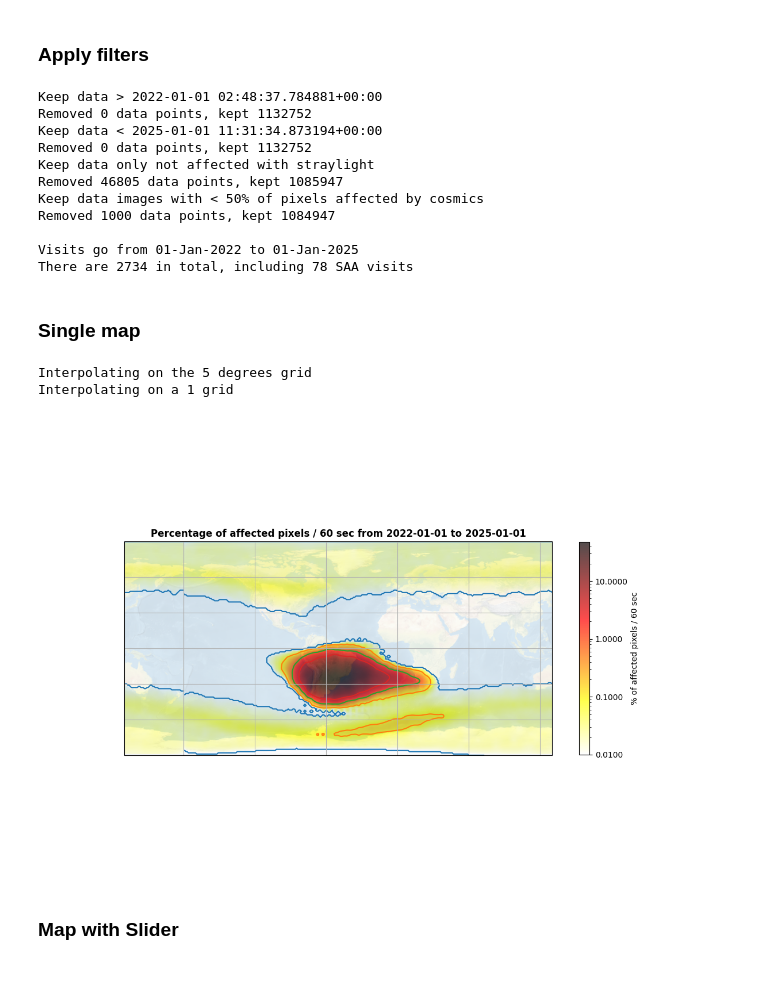
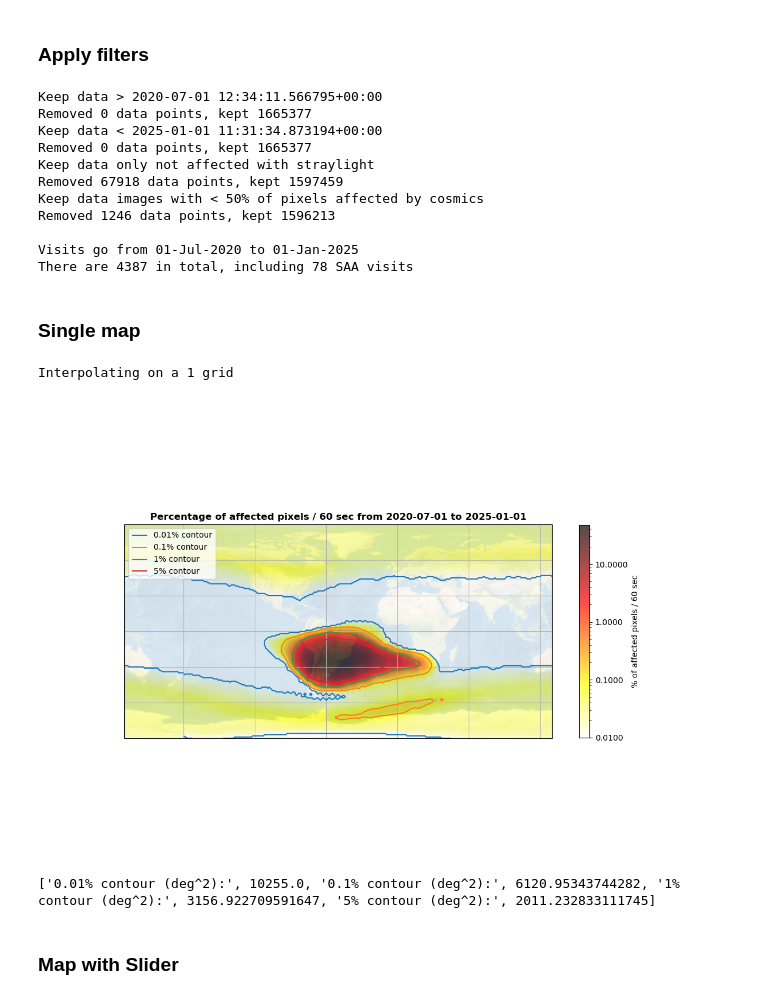
Before and after one commit to luisepevestorff/CheopsCosmics, a Jupyter notebook: plot_maps.ipynb, the cells around one changed output. Drawn from its saved outputs; the diff is of its cells as text; code cells hidden in the pictures.

Commit message:
fixed area calculation, now deg^2 and km^2

```diff
--- a/plot_maps.ipynb
+++ b/plot_maps.ipynb
@@ -24,7 +24,7 @@ if not os.path.exists(output_folder):
 # Read data
 # %%
 cwd = Path.cwd()
-filename = cwd / "/Users/alexisheitzmann/Documents/CHEOPS/Code/SAA_monitoring_MC/CheopsCosmics/all_data.pkl"
+filename = cwd / "pkl_files/data_combined_2020_03_19_to_2025_01_01.pkl"
 data_file = Path(filename)
 
 all_data = pd.read_pickle(data_file)
@@ -124,17 +124,17 @@ hue_values = 'percentage_cosmics_per_s'
 
 # print(f"Removed the manually input visits: {remove}")
 # %% [output]
-Keep data > 2022-01-01 02:48:37.784881+00:00
-Removed 0 data points, kept 1132752
+Keep data > 2020-07-01 12:34:11.566795+00:00
+Removed 0 data points, kept 1665377
 Keep data < 2025-01-01 11:31:34.873194+00:00
-Removed 0 data points, kept 1132752
+Removed 0 data points, kept 1665377
 Keep data only not affected with straylight
-Removed 46805 data points, kept 1085947
+Removed 67918 data points, kept 1597459
 Keep data images with < 50% of pixels affected by cosmics
-Removed 1000 data points, kept 1084947
+Removed 1246 data points, kept 1596213
 
-Visits go from 01-Jan-2022 to 01-Jan-2025
-There are 2734 in total, including 78 SAA visits
+Visits go from 01-Jul-2020 to 01-Jan-2025
+There are 4387 in total, including 78 SAA visits
 # %% [markdown]
 ### Single map
 # %%
@@ -192,7 +192,8 @@ else:
 #         legend_labels.append(f"{contour_level}% contour")
 
 if bin:
-    areas_contours = []
+    area_contours = []
+    geod_area_contours = []
     for i, contour_level in enumerate([0.01,0.1,1,5]):
         color = plt.rcParams['axes.prop_cycle'].by_key()['color'][i]
         contour = plt.contour(lon_data, lat_data, binned_data, levels=[contour_level], origin='lower', colors = color, extent=(lon_min, lon_max, lat_min, lat_max),transform=ccrs.PlateCarree())
@@ -204,43 +205,49 @@ if bin:
         for path in paths:
             vertices = path.vertices
             polygon = Polygon(vertices)
+            area = polygon.area
+            area_contours.append(f"{contour_level}% contour (deg^2):")
+            area_contours.append(area)
+
             geod = Geod(ellps='WGS84')
             geod_area = abs(geod.geometry_area_perimeter(polygon)[0]) #geodetic area in m^2
-            areas_contours.append(f"{contour_level}% contour (km^2):")
-            areas_contours.append(geod_area/1e6)
+            geod_area_contours.append(f"{contour_level}% contour (km^2):")
+            geod_area_contours.append(geod_area/1e6)
 
 if hue_values == 'percentage_cosmics':
     unit = 'Percentage of affected pixels'
     name_file_start = "per_CR_"
     cbar = plt.colorbar(SAA_map_plot, label = '% of affected pixels', shrink=0.6)
     cbar.formatter = FormatStrFormatter("%.4f")
     cbar.update_ticks()
 elif hue_values == 'percentage_cosmics_per_s':
     name_file_start = "per_CR_s_"
     unit = 'Percentage of affected pixels / 60 sec'
     cbar = plt.colorbar(SAA_map_plot, label = '% of affected pixels / 60 sec', shrink=0.6)
     cbar.formatter = FormatStrFormatter("%.4f")
     cbar.update_ticks()
 else:
     name_file_start = "CR_density_"
     unit = 'Density of cosmics'
     cbar = plt.colorbar(SAA_map_plot, label = 'hits/cm2/s', shrink=0.6)
 
 # /
 
-# plt.legend(legend_items, legend_labels, loc = 'upper left')
+plt.legend(legend_items, legend_labels, loc = 'upper left')
 title = f"{unit} from " + data_plot.time.min().strftime('%Y-%m-%d') + ' to ' + data_plot.time.max().strftime('%Y-%m-%d')
 # title =  f"{v_id} | {data_visit['target_name']}"
 plt.title(title, weight = 'bold')
 fileout_name =  name_file_start + data_plot.time.min().strftime('%Y-%m-%d') + "_to_" + data_plot.time.max().strftime('%Y-%m-%d')+ "_new_correction_sec_2023.png"
 fileout_name = "map_SAA_no_mask.png"#SAA_since_01_10.png"
-plt.savefig(output_folder / fileout_name, transparent = False, dpi = 600,format = 'png')
+#plt.savefig(output_folder / fileout_name, transparent = False, dpi = 600,format = 'png')
 
-print(areas_contours)
+
+plt.show()
+print(area_contours)
 # %% [output]
-Interpolating on the 5 degrees grid
 Interpolating on a 1 grid
-[figure, old version]
+[figure, new version]
+['0.01% contour (deg^2):', 10255.0, '0.1% contour (deg^2):', 6120.95343744282, '1% contour (deg^2):', 3156.922709591647, '5% contour (deg^2):', 2011.232833111745]
 # %% [markdown]
 ### Map with Slider
 # %%
```
Also changed, not shown: parts of 1 cell of this notebook.
